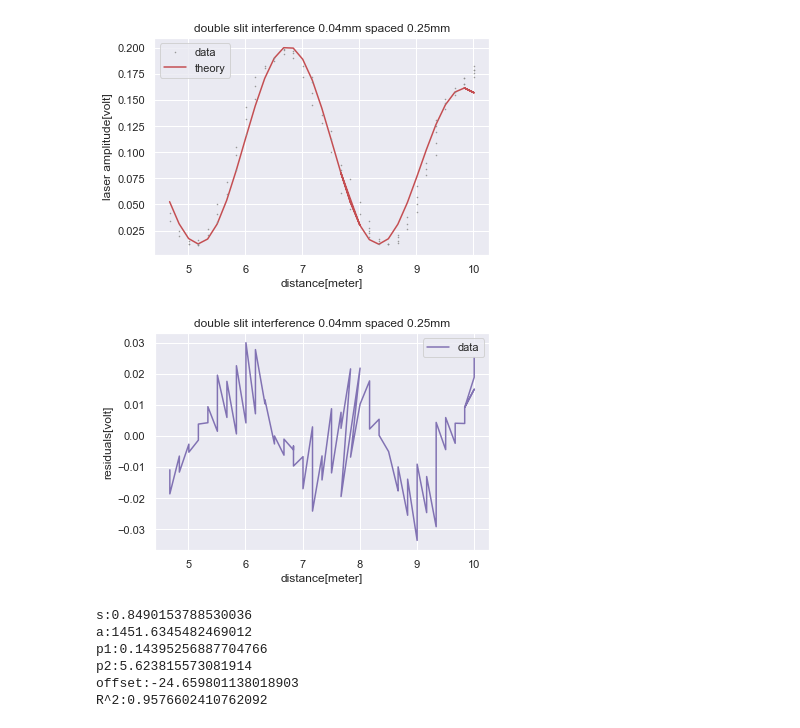
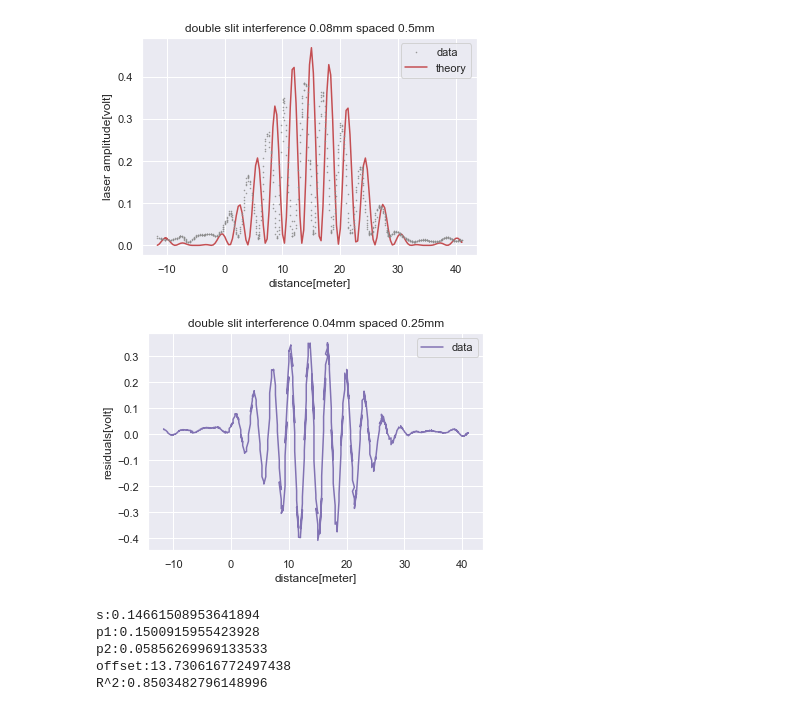
Before and after one commit to EdoMor/notebooks, a Jupyter notebook: alons double slit notebook.ipynb, the cells around one changed output. Cells and saved outputs as stored; diff of their text form; code cells hidden in the pictures.

```diff
--- a/alons double slit notebook.ipynb
+++ b/alons double slit notebook.ipynb
@@ -11,49 +64,45 @@ sbs.set()
 # %%
-def newmodel(x,s,a ,*args):
-    return es.model_integrate(x,es.double_slit_model,s,a,*args)
-
-pname=['s' ,'a','p1', 'p2', 'offset']
+pname=['s' ,'p1', 'p2', 'offset']
 z=0.855
 wl=(6.328*(10**(-7)))
-d=4.0e-5
-L=25.0e-5
-A=50
-offset = es.offset
+d=8.0e-5
+L=50.0e-5
+A=10
+offset = es.offset+15
 s = (np.pi*L/(wl*z))*0.001*0.05
 a = (np.pi*L/(wl*z))
 p1=d/L
 p2=wl*z/(4*A*(L**2))
-offset2=offset*(np.pi*L/(wl*z))
 
-data=es.read('exp1125/original parameters/double slit/0.04w 0.25s slit not centered symmeyricly','sweep1.txt')
-r,c=[50,2000]
-xdata=z*np.sin(np.deg2rad((es.volt_to_angle(data['angle']))[int(c-r):int(c+r)]))
+
+data=es.read('exp1125/original parameters/double slit/0.08w 0.5s','sweep1.txt')
+r,c=[400,1950]
+xdata=z*np.tan(np.deg2rad((es.volt_to_angle(data['angle']))[int(c-r):int(c+r)]))
 xdata2=(np.pi*L/(wl*z))*xdata
 ydata=-data['power'][int(c-r):int(c+r)]
 plt.plot(xdata2,ydata,'.',markersize=1,zorder=2,color=sbs.color_palette()[7])
-popt, pcov=fit.curve_fit(newmodel,xdata2,ydata,[s,a, p1, p2 , offset2],
-                         bounds=((0,a-0.0000001*a,0      ,0     ,-np.inf),
-                                 ( np.inf,a,np.inf,np.inf,np.inf)))
-plt.plot(xdata2,es.model_integrate(xdata2,es.double_slit_model,*popt),zorder=1,color=sbs.color_palette()[3])
+popt, pcov=fit.curve_fit(newmodel,xdata2,ydata,[s, p1, p2 , offset],
+                         bounds=((0,0      ,0     ,-np.inf),
+                                 ( s+0.01*s,np.inf,np.inf,np.inf)))
+plt.plot(xdata2,model_integrate(xdata2,es.double_slit_model,s, p1, p2 , offset),zorder=1,color=sbs.color_palette()[3])
 plt.legend(['data','theory'])
-plt.title('double slit interference 0.04mm spaced 0.25mm')
+plt.title('double slit interference 0.08mm spaced 0.5mm')
 plt.xlabel('distance[meter]')
 plt.ylabel('laser amplitude[volt]')
 plt.show()
-plt.plot(xdata2,ydata-es.model_integrate(xdata2,es.double_slit_model,*popt),zorder=1,color=sbs.color_palette()[4])
+plt.plot(xdata2,ydata-model_integrate(xdata2,es.double_slit_model,s, p1, p2 , offset),zorder=1,color=sbs.color_palette()[4])
 plt.legend(['data','theory'])
 plt.title('double slit interference 0.04mm spaced 0.25mm')
 plt.xlabel('distance[meter]')
 plt.ylabel('residuals[volt]')
 plt.show()
 for i in range(len(popt)): print(pname[i]+':'+str(popt[i]))
 print('R^2:'+str(es.Rsquared(xdata2,ydata,newmodel,popt)))
 # %% [output]
-[figure, old version]
+[figure, new version]
-[figure, old version]
+[figure, new version]
-s:0.8490153788530036
-a:1451.6345482469012
-p1:0.14395256887704766
-p2:5.623815573081914
-offset:-24.659801138018903
-R^2:0.9576602410762092
+s:0.14661508953641894
+p1:0.1500915955423928
+p2:0.05856269969133533
+offset:13.730616772497438
+R^2:0.8503482796148996
```
Also changed, not shown: parts of 1 cell of this notebook, 1 other file.
